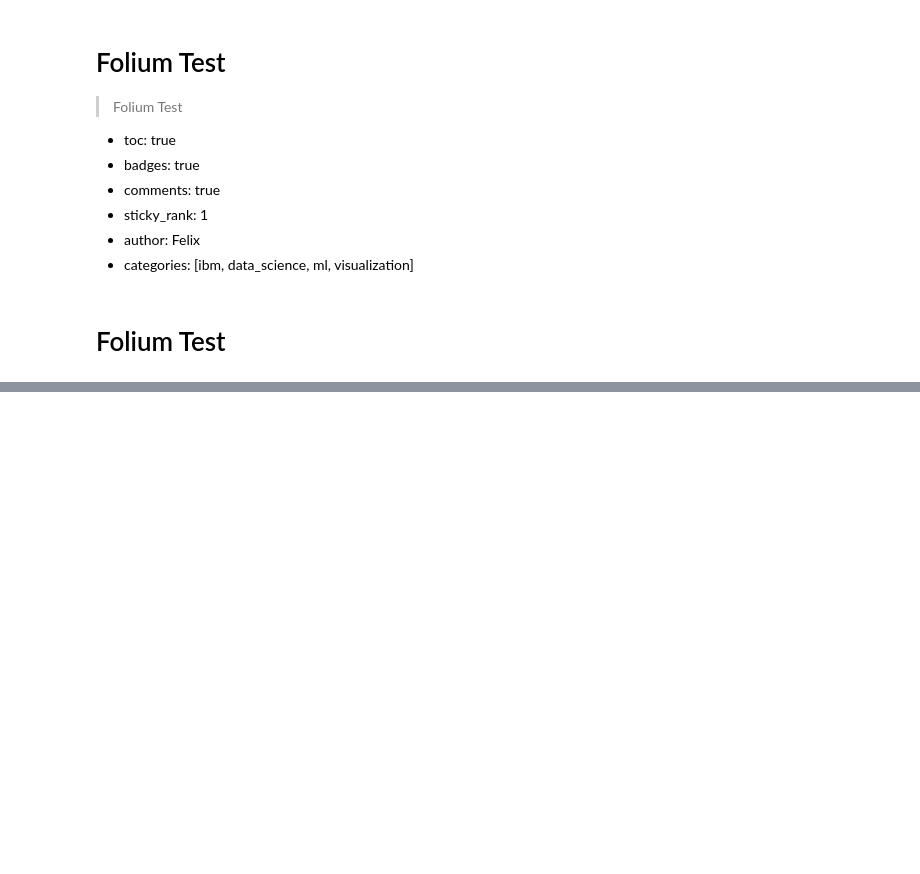
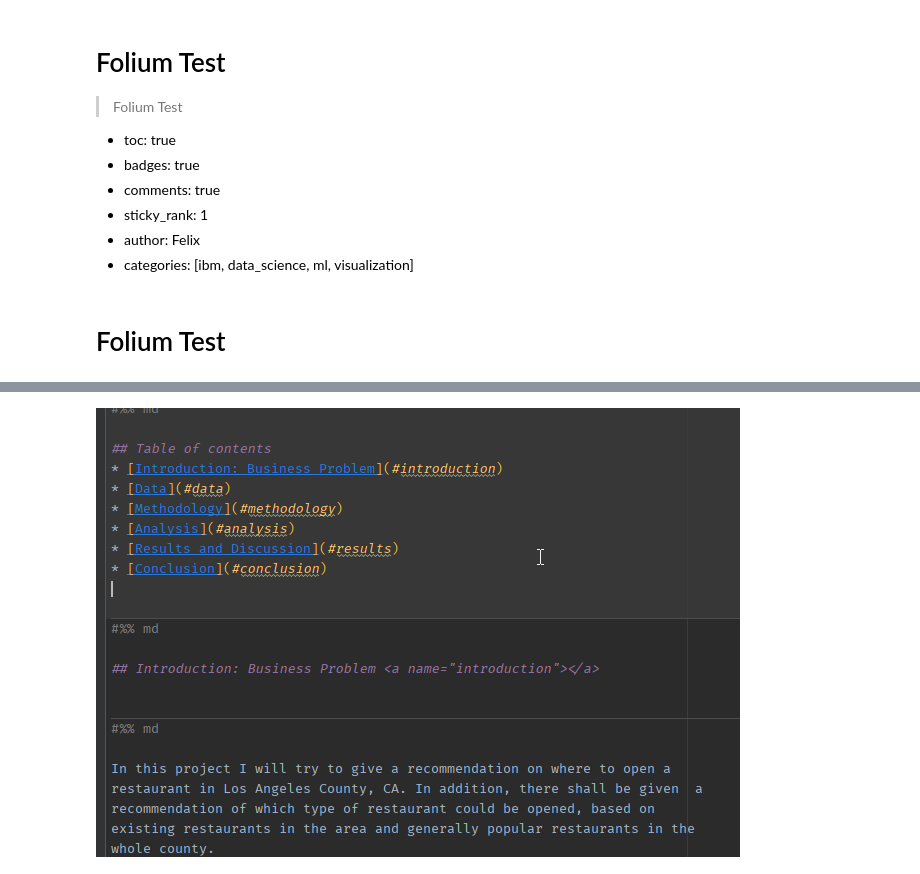
Before and after one commit to Elydora/DataScienceBlog, a Jupyter notebook: _notebooks/2021-09-01-folium-test.ipynb, the cells around one changed output, grey strips where cells are left out. Cells and saved outputs as stored; diff of their text form; code cells hidden in the pictures; blank space fills up the shorter version.

Commit message:
* folium map png test

```diff
--- a/_notebooks/2021-09-01-folium-test.ipynb
+++ b/_notebooks/2021-09-01-folium-test.ipynb
@@ -22,0 +19,6 @@ display(HTML(r'E:\Dev\DataScienceBlog\html\test_map.html'))
+# %%
+from IPython.display import Image
+# display(HTML(r'E:\Dev\DataScienceBlog\html\test_map.html'))
+Image(filename=r'E:\Dev\DataScienceBlog\png\2021-09-02 19_47_27-Window.png')
+# %% [output]
+[figure, added]
```
Also changed, not shown: parts of 1 cell of this notebook, 1 other file.
